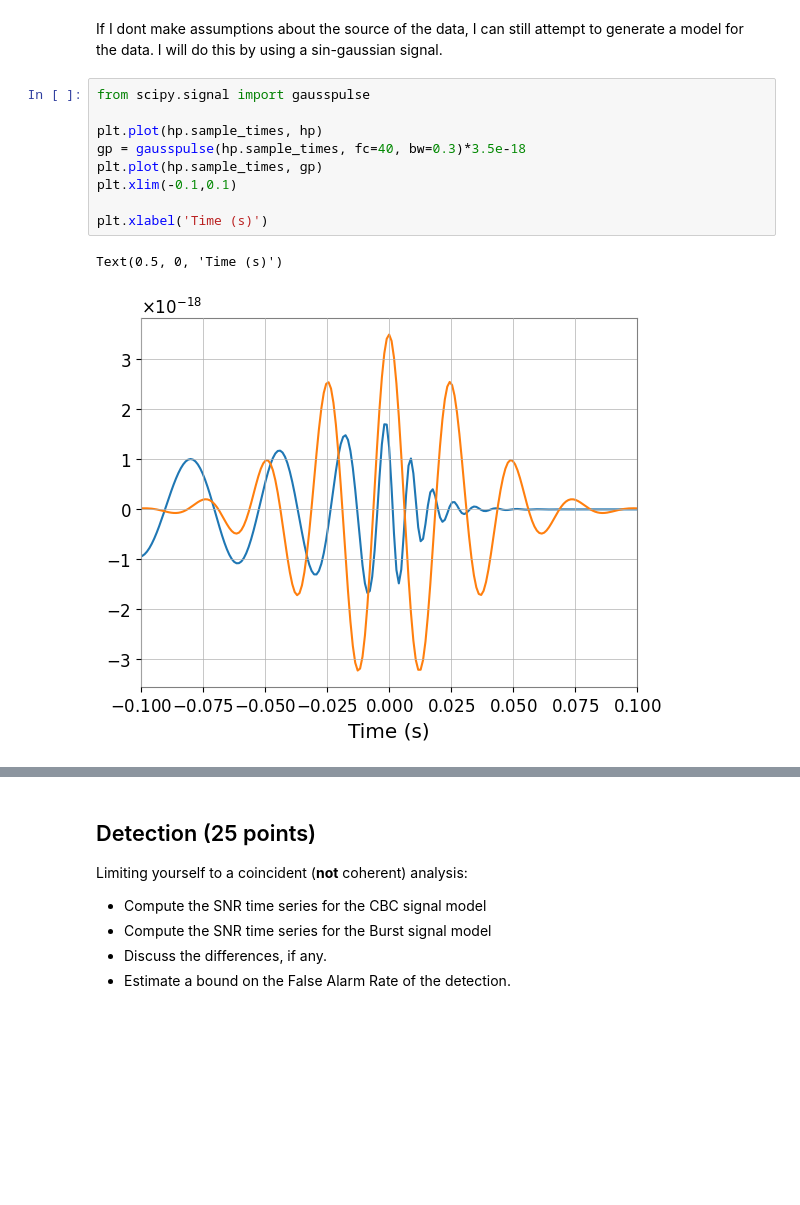
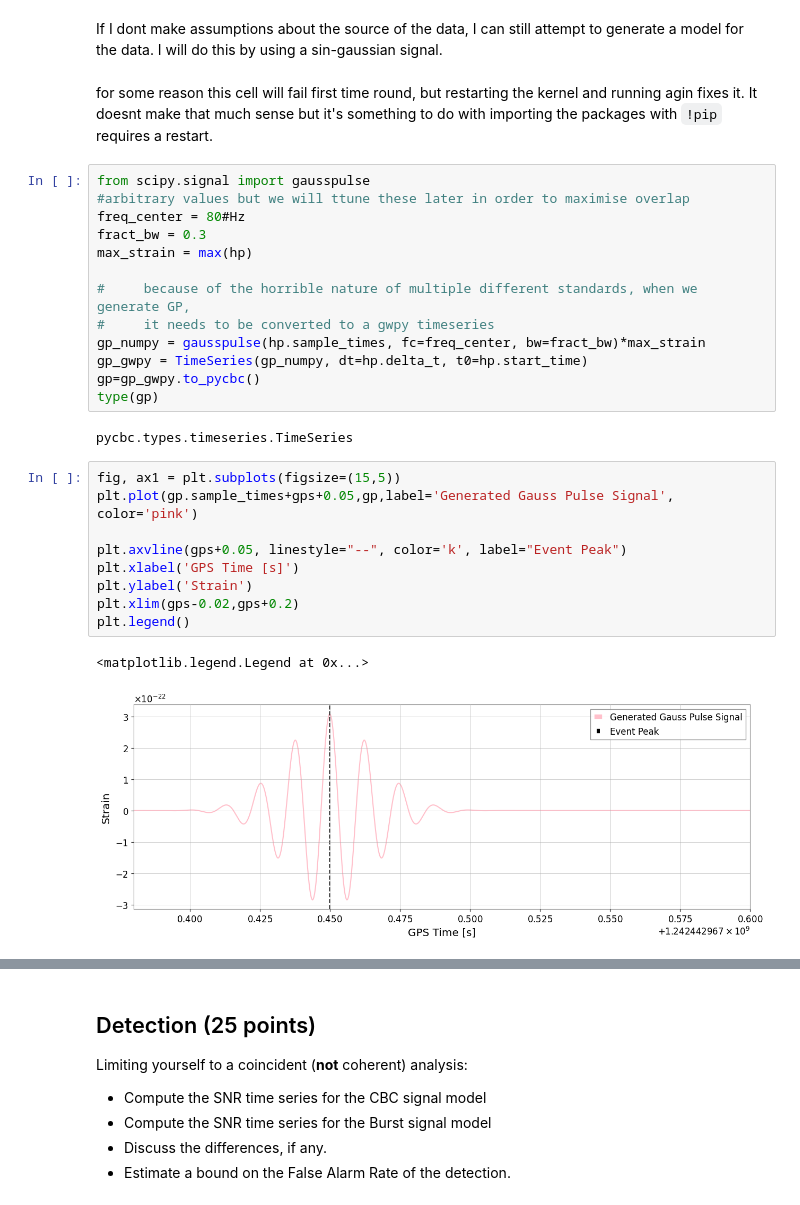
Before and after one commit to Clarke-Jools-36/GWAstro, a Jupyter notebook: final_project.ipynb, the cells around one changed output, grey strips where cells are left out. Cells and saved outputs as stored; diff of their text form; blank space fills up the shorter version.

```diff
--- a/final_project.ipynb
+++ b/final_project.ipynb
@@ -207,14 +216,31 @@ Text(0.5, 0, 'Time (s)')
 # %% [markdown]
 If I dont make assumptions about the source of the data, I can still attempt to generate a model for the data. I will do this by using a sin-gaussian signal.
-# %%
-from scipy.signal import gausspulse
-
-plt.plot(hp.sample_times, hp)
-gp = gausspulse(hp.sample_times, fc=40, bw=0.3)*3.5e-18
-plt.plot(hp.sample_times, gp)
-plt.xlim(-0.1,0.1)
-
-plt.xlabel('Time (s)')
-# %% [output]
-Text(0.5, 0, 'Time (s)')
-[figure, removed]
+# %% [markdown]
+for some reason this cell will fail first time round, but restarting the kernel and running agin fixes it. It doesnt make that much sense but it's something to do with importing the packages with `!pip` requires a restart.
+# %%
+from scipy.signal import gausspulse
+#arbitrary values but we will ttune these later in order to maximise overlap
+freq_center = 80#Hz
+fract_bw = 0.3
+max_strain = max(hp)
+
+#     because of the horrible nature of multiple different standards, when we generate GP,
+#     it needs to be converted to a gwpy timeseries
+gp_numpy = gausspulse(hp.sample_times, fc=freq_center, bw=fract_bw)*max_strain
+gp_gwpy = TimeSeries(gp_numpy, dt=hp.delta_t, t0=hp.start_time)
+gp=gp_gwpy.to_pycbc()
+type(gp)
+# %% [output]
+pycbc.types.timeseries.TimeSeries
+# %%
+fig, ax1 = plt.subplots(figsize=(15,5))
+plt.plot(gp.sample_times+gps+0.05,gp,label='Generated Gauss Pulse Signal', color='pink')
+
+plt.axvline(gps+0.05, linestyle="--", color='k', label="Event Peak")
+plt.xlabel('GPS Time [s]')
+plt.ylabel('Strain')
+plt.xlim(gps-0.02,gps+0.2)
+plt.legend()
+# %% [output]
+<matplotlib.legend.Legend at 0x...>
+[figure, added]
```
Also changed, not shown: parts of 77 cells of this notebook.
